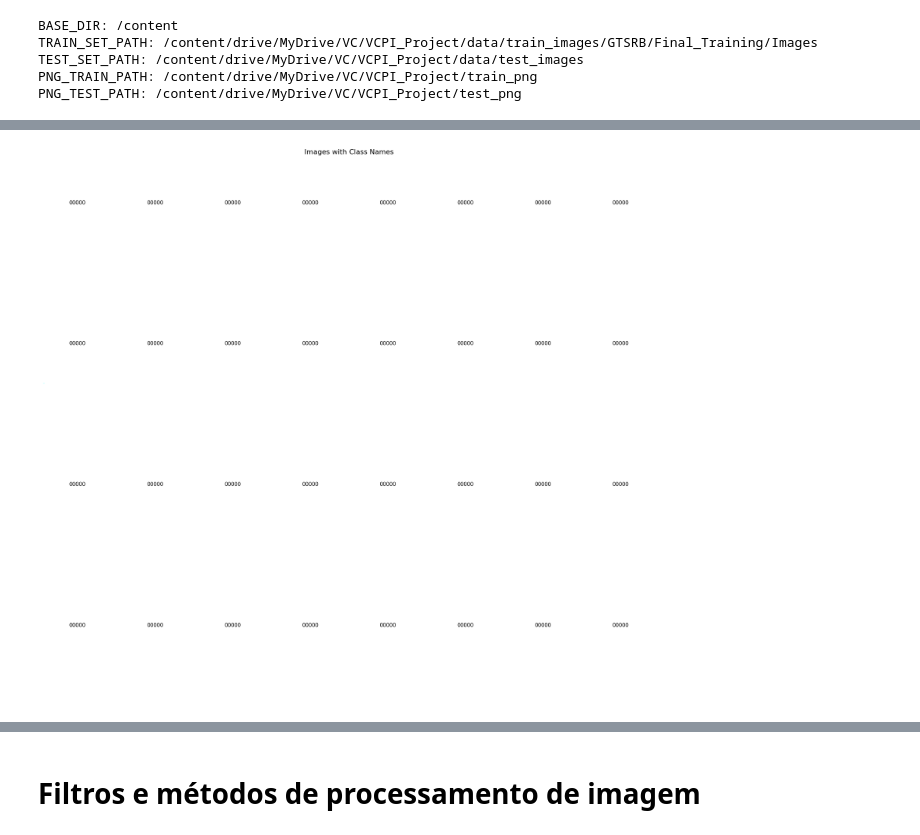
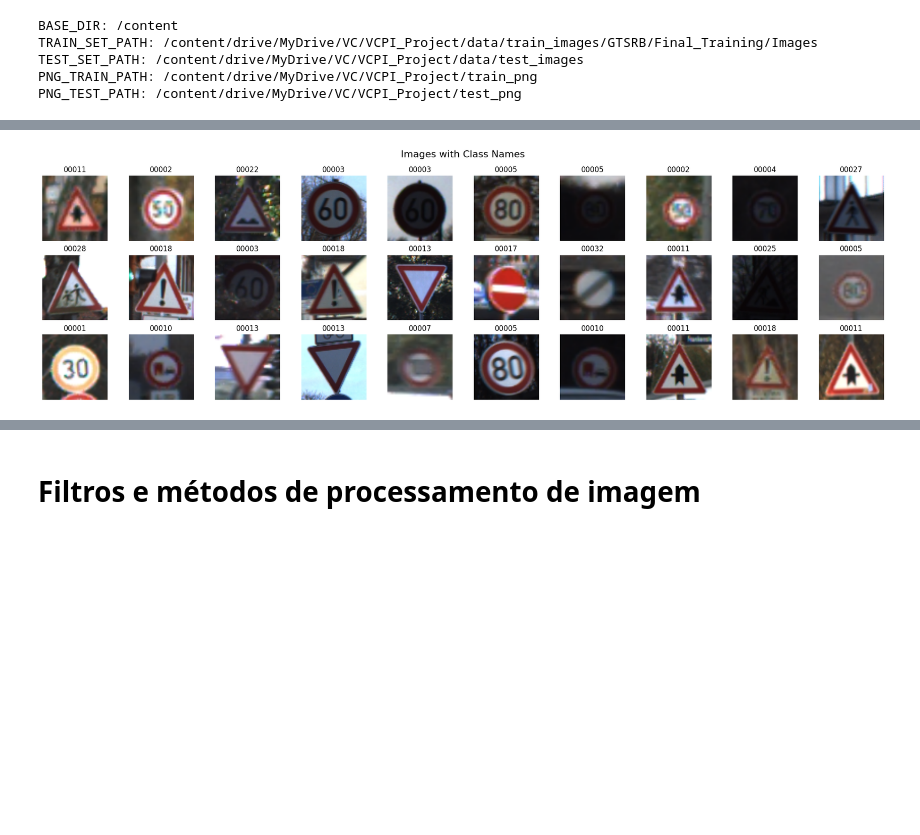
Before and after one commit to CatarinaCosta02/VCPI_Project2, a Jupyter notebook: main.ipynb, the cells around one changed output, grey strips where cells are left out. Cells and saved outputs as stored; diff of their text form; code cells hidden in the pictures; blank space fills up the shorter version.

```diff
--- a/main.ipynb
+++ b/main.ipynb
@@ -217,15 +217 @@ Shape after channel transpose: (32, 64, 3, 64)
 Test set batches: 395
-# %%
-# Convert train and test targets to integer labels
-train_labels = np.array([np.argmax(target) for target in train_targets.numpy()])
-test_labels = np.array([np.argmax(target) for target in test_targets.numpy()])
-
-# Transpose the color channel to the last position
-train_images = np.transpose(train_images, (0, 2, 3, 1))
-test_images = np.transpose(test_images, (0, 2, 3, 1))
-
-print(f'train_images: {train_images.shape}')
-print(f'test_images: {test_images.shape}')
-
-# Now pass the integer labels instead of the one-hot encoded targets to the show_images function
-vcpi_util.show_images(4, 8, train_images, train_labels, train_loader.class_names)
@@ -238,25 +218,28 @@ AttributeError: 'numpy.ndarray' object has no attribute 'numpy'
 # %%
-# Example function to display images in a 4x8 grid
-def display_images_in_grid(images, labels, class_names, num_rows=4, num_cols=8):
-    fig, axs = plt.subplots(num_rows, num_cols, figsize=(20, 20))
+def display_images(images, labels, class_names, num_rows, num_cols):
+    width = 2 * num_rows
+    height = 2 * num_cols
+
+    fig, axs = plt.subplots(num_rows, num_cols, figsize=(height, width))
     fig.suptitle('Images with Class Names', fontsize=16)
 
     for i, ax in enumerate(axs.flat):
         # Extract image and label for the current subplot
         img = images[i]
-        label = labels[i]
+
+        # Normalize the image to be in the range [0, 1]
+        img = img / 255.0
 
         # Convert one-hot encoded label to class name
-        class_name = class_names[np.argmax(label)]
+        class_name = class_names[np.argmax(labels[i])]
 
         # Display the image
         ax.imshow(img)
-        ax.set_title(class_name)
+        ax.set_title(f"{class_name}")
         ax.axis('off')
 
     plt.tight_layout()
     plt.show()
 
-# Assuming train_images, train_labels, and class_names are defined
-display_images_in_grid(train_images, train_labels, train_loader.class_names, num_rows=4, num_cols=8)
+display_images(train_images, train_targets, train_loader.class_names, 3, 10)
 # %% [output]
@@ -280 +246 @@ WARNING:matplotlib.image:Clipping input data to the valid range for imshow with
-[figure, old version]
+[figure, new version]
```
Also changed, not shown: parts of 16 cells of this notebook.
